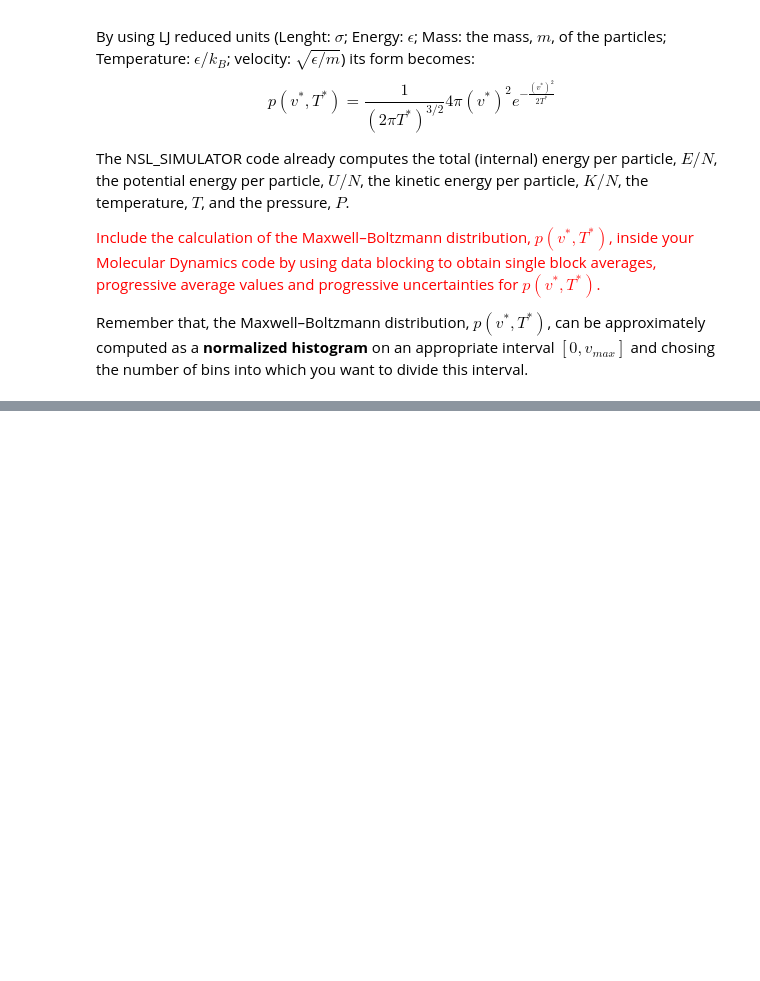
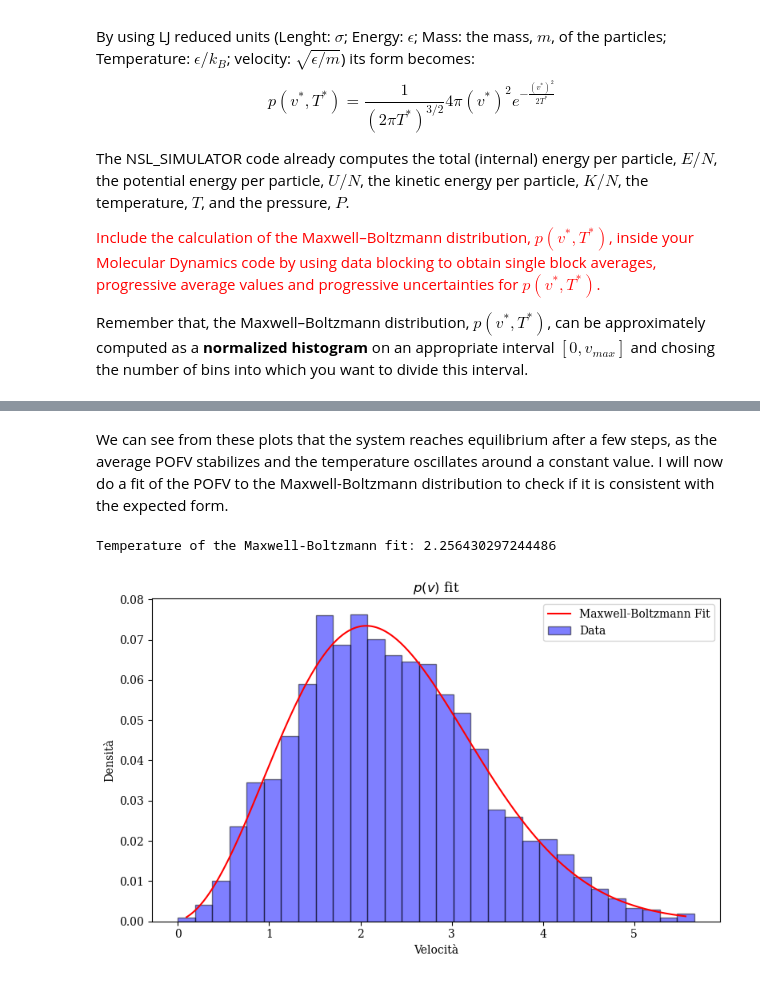
Before and after one commit to lorenzoesposito2/NSL, a Jupyter notebook: Exercises_04/Exercises_04.ipynb, the cells around one changed output, grey strips where cells are left out. Cells and saved outputs as stored; diff of their text form; code cells hidden in the pictures; blank space fills up the shorter version.

```diff
--- a/Exercises_04/Exercises_04.ipynb
+++ b/Exercises_04/Exercises_04.ipynb
@@ -356,0 +102,41 @@ KeyError: 'PE_AVE_FORWARD'
+# %% [markdown]
+We can see from these plots that the system reaches equilibrium after a few steps, as the average POFV stabilizes and the temperature oscillates around a constant value. I will now do a fit of the POFV to the Maxwell-Boltzmann distribution to check if it is consistent with the expected form.
+# %%
+n_bins     = 30
+alpha      = 0.05
+sample_n   = 10000
+
+# last block
+num_blocks     = len(data_pofv) // n_bins
+last_block_idx = num_blocks - 1
+start = last_block_idx * n_bins
+end   = start + n_bins
+block = data_pofv.iloc[start:end]
+velocity = block['#VELOCITY:']
+pofv = block['AVE_POFV:']
+
+def maxwell_boltzmann(x, a, loc, scale):
+    return a * maxwell.pdf(x, loc=loc, scale=scale)
+
+params, _ = curve_fit(maxwell_boltzmann, velocity, pofv, p0=[1, 0, 1])
+
+a_fit, loc_fit, scale_fit = params
+boltzmann_temperature = scale_fit**2
+print(f"Temperature of the Maxwell-Boltzmann fit: {boltzmann_temperature}")
+
+
+fig, ax = plt.subplots(figsize=(8, 5))
+ax.bar(velocity, pofv, width=width, alpha=0.5, label='Data', edgecolor='black', color = 'blue')
+x_fit = np.linspace(velocity.min(), velocity.max(), 500)
+y_fit = maxwell_boltzmann(x_fit, *params)
+ax.plot(x_fit, y_fit, color='red', label='Maxwell-Boltzmann Fit')
+ax.set_title(r'$p(v)$ fit')
+ax.set_xlabel('Velocità')
+ax.set_ylabel('Densità')
+ax.legend()
+
+plt.tight_layout()
+plt.show()
+# %% [output]
+Temperature of the Maxwell-Boltzmann fit: 2.256430297244486
+[figure, added]
```
Also changed, not shown: parts of 43 cells of this notebook, 4 other files.
